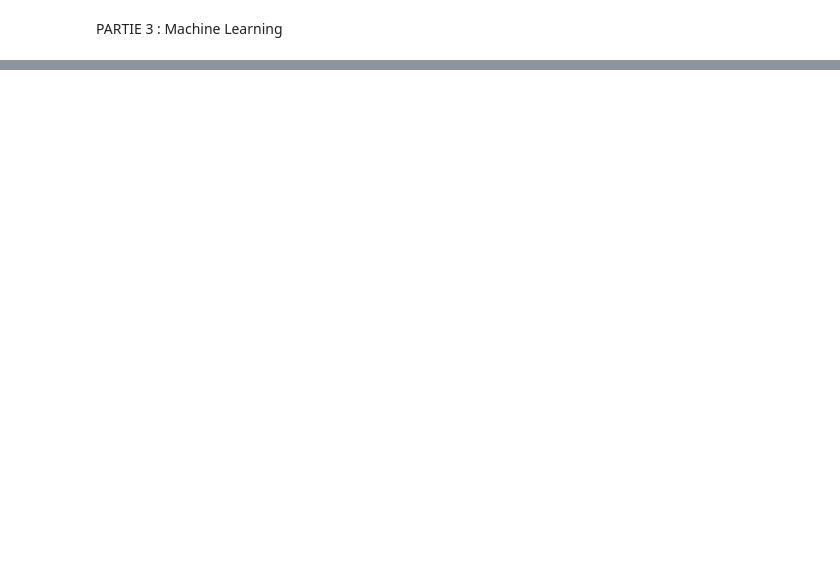
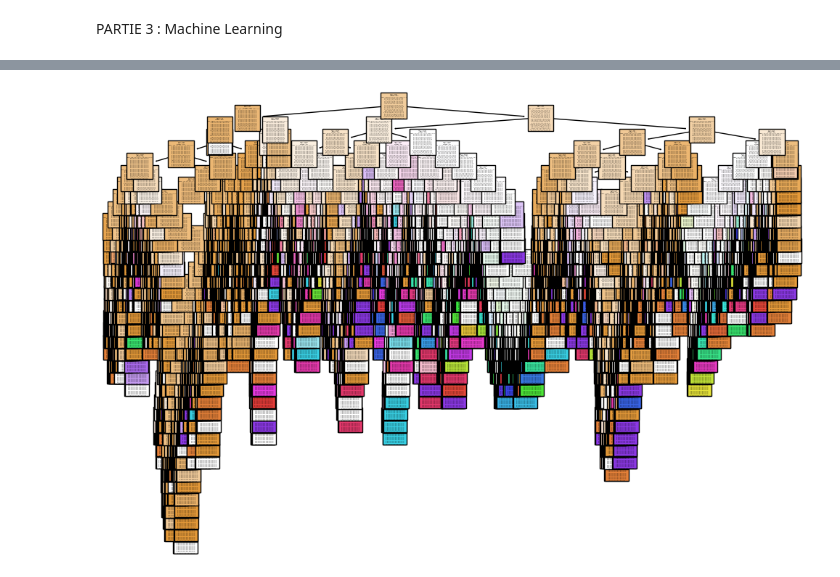
Before and after one commit to LeaBarreau/Data_visualisation, a Jupyter notebook: Notebook.ipynb, the cells around one changed output, grey strips where cells are left out. Saved outputs shown, nothing was run; the diff lists cells and outputs as text; code cells hidden in the pictures; blank space fills up the shorter version.

```diff
--- a/Notebook.ipynb
+++ b/Notebook.ipynb
@@ -502,0 +513,2 @@ PARTIE 3 : Machine Learning
+# %%
+dataencodé = pd.get_dummies(dataML, columns=['mod_mois', 'mod_jour', 'mod_int', 'mod_int.1', 'mod_col', 'mod_catr', 'circ', 'mod_plan', 'mod_situ', 'mod_trajet', 'mod_choc'])
@@ -502,0 +525,6 @@ PARTIE 3 : Machine Learning
+# %%
+X = dataencodé.drop("Part_grave", axis=1)
+X = X.drop('com', axis=1)
+Y = dataencodé.Part_grave
+# %%
+X_train, X_test, Y_train, Y_test = train_test_split(X, Y, test_size=0.2, random_state=42)
@@ -502,0 +541,8 @@ PARTIE 3 : Machine Learning
+# %%
+from sklearn.tree import DecisionTreeClassifier
+
+# Créer une instance du modèle
+clf = DecisionTreeClassifier()
+
+# Entraîner le modèle sur l'ensemble de formation
+clf.fit(X_train, Y_train)
@@ -502,0 +581,9 @@ PARTIE 3 : Machine Learning
+# %%
+from sklearn.tree import plot_tree
+import matplotlib.pyplot as plt
+
+plt.figure(figsize=(12, 8))
+plot_tree(clf, filled=True)
+plt.show()
+# %% [output]
+[figure, added]
```
Also changed, not shown: parts of 6 cells of this notebook.
